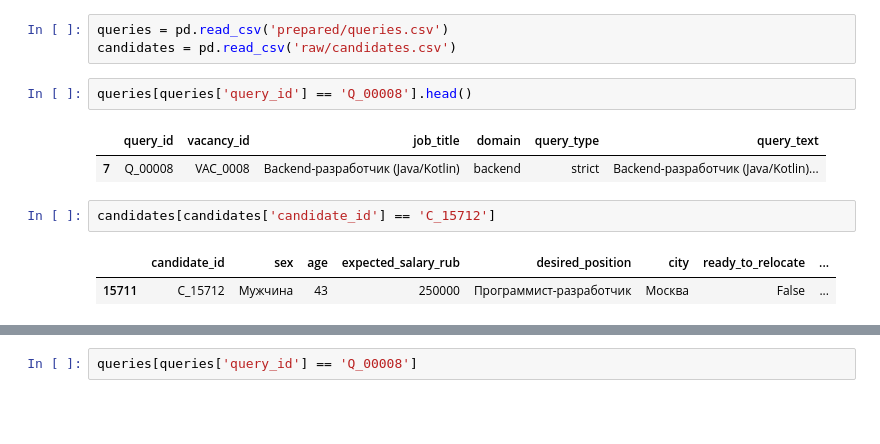
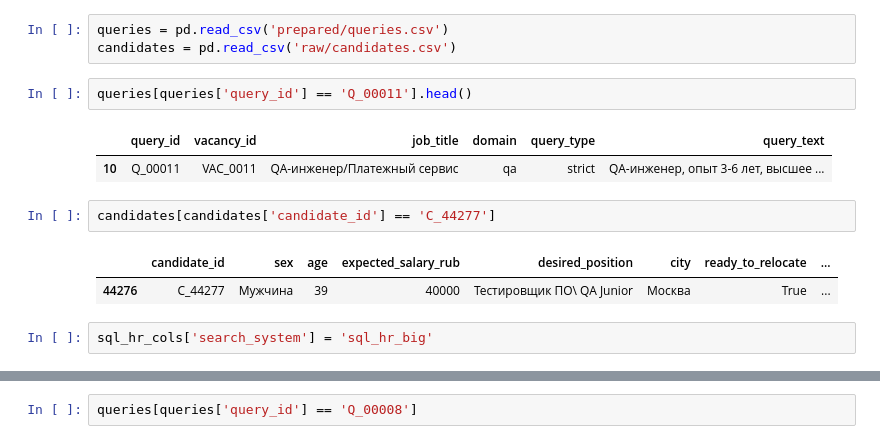
Before and after one commit to LISA-ITMO/SQL-HR, a Jupyter notebook: validation_dataset/sql_hr_data_prepare.ipynb, the cells around one changed output, grey strips where cells are left out. Cells and saved outputs as stored; diff of their text form; blank space fills up the shorter version.

```diff
--- a/validation_dataset/sql_hr_data_prepare.ipynb
+++ b/validation_dataset/sql_hr_data_prepare.ipynb
@@ -121,12 +121,14 @@ sql_hr_cols[100:105]
 queries = pd.read_csv('prepared/queries.csv')
 candidates = pd.read_csv('raw/candidates.csv')
 # %%
-queries[queries['query_id'] == 'Q_00008'].head()
+queries[queries['query_id'] == 'Q_00011'].head()
 # %% [output]
 |  | query_id | vacancy_id | job_title | domain | query_type | query_text |
-| 7 | Q_00008 | VAC_0008 | Backend-разработчик (Java/Kotlin) | backend | strict | Backend-разработчик (Java/Kotlin)... |
+| 10 | Q_00011 | VAC_0011 | QA-инженер/Платежный сервис | qa | strict | QA-инженер, опыт 3-6 лет, высшее ... |
 # %%
-candidates[candidates['candidate_id'] == 'C_15712']
+candidates[candidates['candidate_id'] == 'C_44277']
 # %% [output]
 |  | candidate_id | sex | age | expected_salary_rub | desired_position | city | ready_to_relocate | ... |
-| 15711 | C_15712 | Мужчина | 43 | 250000 | Программист-разработчик | Москва | False | ... |
+| 44276 | C_44277 | Мужчина | 39 | 40000 | Тестировщик ПО\ QA Junior | Москва | True | ... |
+# %%
+sql_hr_cols['search_system'] = 'sql_hr_big'
```
Also changed, not shown: parts of 13 cells of this notebook, 4 other files.
